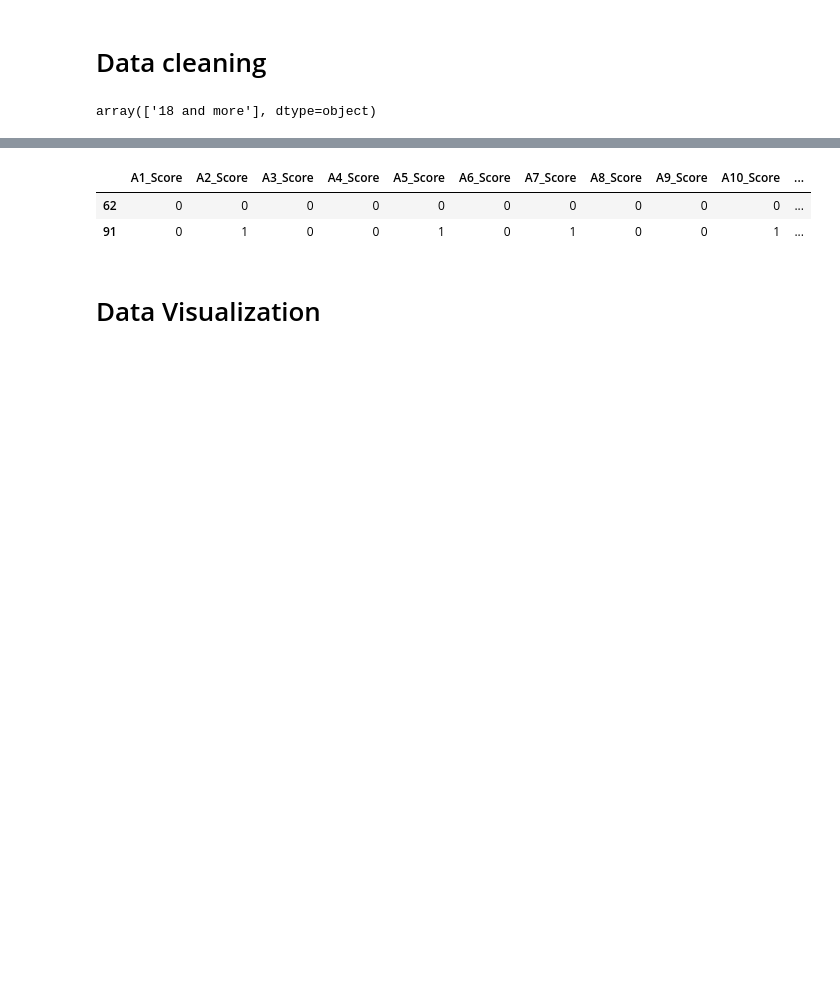
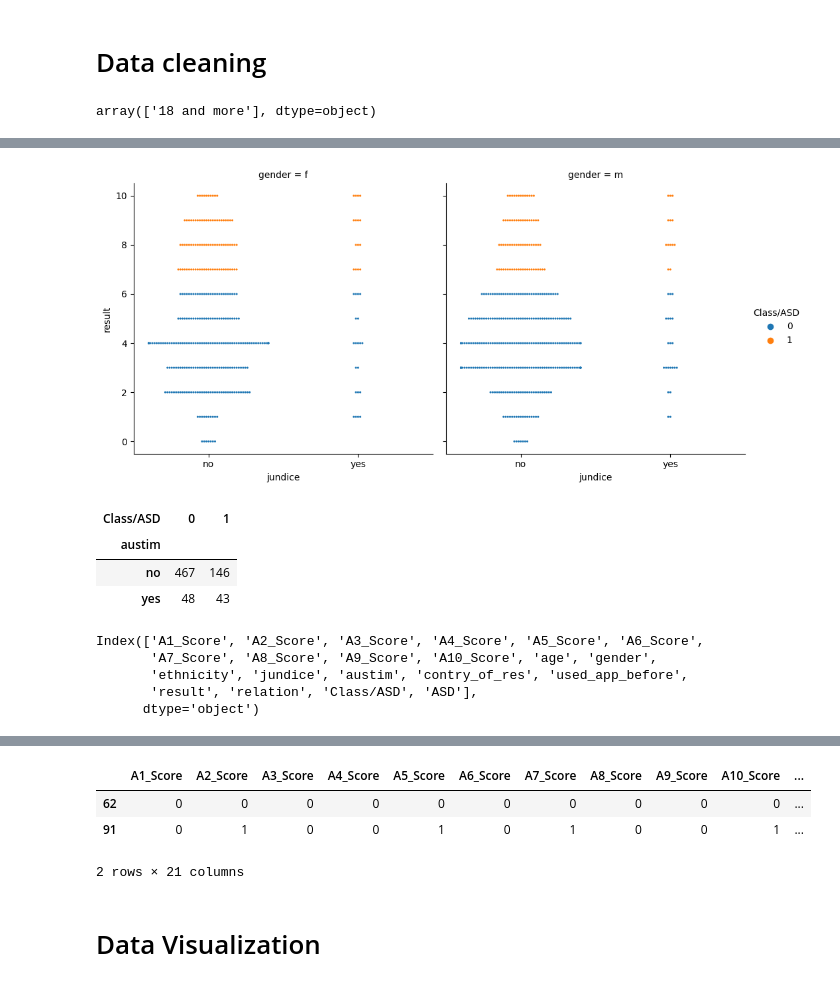
Before and after one commit to BALAJI24092001/AUTISM-SCREENING-DATA-ANALYSIS, a Jupyter notebook: components/Autism.ipynb, the cells around one changed output, grey strips where cells are left out. Drawn from its saved outputs; the diff is of its cells as text; code cells hidden in the pictures; blank space fills up the shorter version.

```diff
--- a/components/Autism.ipynb
+++ b/components/Autism.ipynb
@@ -70,6 +152,22 @@ for i in data.age:
         lst.append(i)
 data.age = lst
 data.age = pd.to_numeric(data.age)
+# %%
+lst = list()
+for i in data.ethnicity:
+    if i == '?':
+        lst.append(np.NaN)
+    else:
+        lst.append(i)
+data.ethnicity = lst
+# %%
+lst = list()
+for i in data.relation:
+    if i == '?':
+        lst.append(np.NaN)
+    else:
+        lst.append(i)
+data.relation = lst
 # %%
 data.describe()
 # %% [output]
@@ -119,0 +228,8 @@ fig
+# %%
+lst = list()
+for i in data['Class/ASD']:
+    if i == 0:
+        lst.append("No")
+    elif i == 1:
+        lst.append("Yes")
+data['ASD'] = lst
@@ -120,3 +249,22 @@ fig
+# %%
+sns.catplot(x="jundice", y="result", hue="Class/ASD", s = 5, col="gender", data=data, kind="swarm");
+# %% [output]
+[figure, added]
+# %%
+pd.crosstab(data['austim'], data['Class/ASD'])
+# %% [output]
+| Class/ASD | 0 | 1 |
+| austim |  |  |
+| no | 467 | 146 |
+| yes | 48 | 43 |
+# %%
+data.columns
+# %% [output]
+Index(['A1_Score', 'A2_Score', 'A3_Score', 'A4_Score', 'A5_Score', 'A6_Score',
+       'A7_Score', 'A8_Score', 'A9_Score', 'A10_Score', 'age', 'gender',
+       'ethnicity', 'jundice', 'austim', 'contry_of_res', 'used_app_before',
+       'result', 'relation', 'Class/ASD', 'ASD'],
+      dtype='object')
 # %%
 zero = data[data['Class/ASD'] == 0]['result']
 one  = data[data['Class/ASD'] == 1]['result']
@@ -131,6 +279,7 @@ data[data.age.isna()]
 |  | A1_Score | A2_Score | A3_Score | A4_Score | A5_Score | A6_Score | A7_Score | A8_Score | A9_Score | A10_Score | ... |
 | 62 | 0 | 0 | 0 | 0 | 0 | 0 | 0 | 0 | 0 | 0 | ... |
 | 91 | 0 | 1 | 0 | 0 | 1 | 0 | 1 | 0 | 0 | 1 | ... |
+2 rows × 21 columns
 # %% [markdown]
 # Data Visualization
 # %%
```
Also changed, not shown: parts of 40 cells of this notebook, 6 other files.
